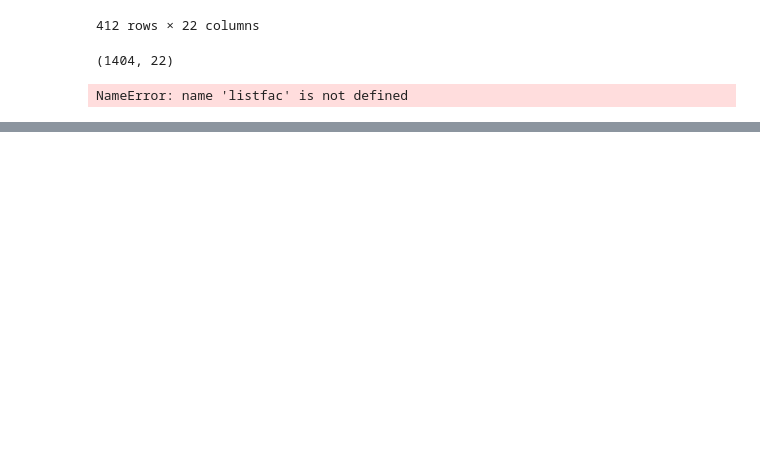
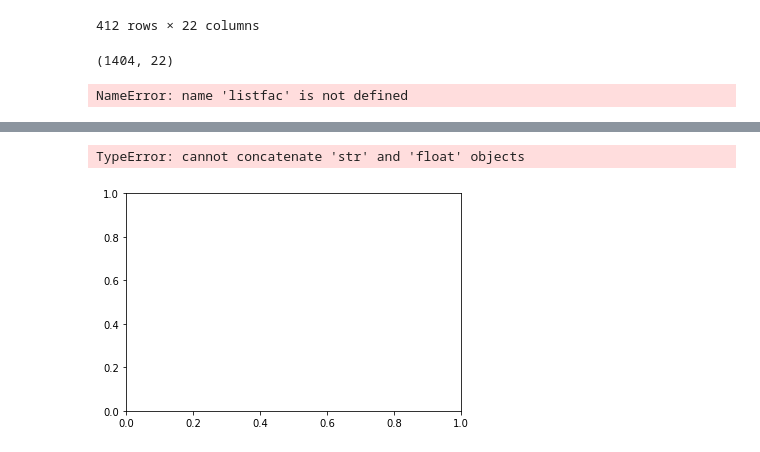
Before and after one commit to espoirMur/Student-Grade-Predictor, a Jupyter notebook: Memory-Cleanning Data_Draft1.ipynb, the cells around one changed output, grey strips where cells are left out. Drawn from its saved outputs; the diff is of its cells as text; code cells hidden in the pictures; blank space fills up the shorter version.

Commit message:
need som imporvement before data visualisation

```diff
--- a/Memory-Cleanning Data_Draft1.ipynb
+++ b/Memory-Cleanning Data_Draft1.ipynb
@@ -950,0 +979,5 @@ FacEcoData4year.to_csv(path_or_buf='FacEcoData4year.csv',na_rep='NaN')
+# %%
+dataset.get('MENT1').hist()
+# %% [output]
+TypeError: cannot concatenate 'str' and 'float' objects
+[figure, added]
```
Also changed, not shown: parts of 3 cells of this notebook, 1 other file.
